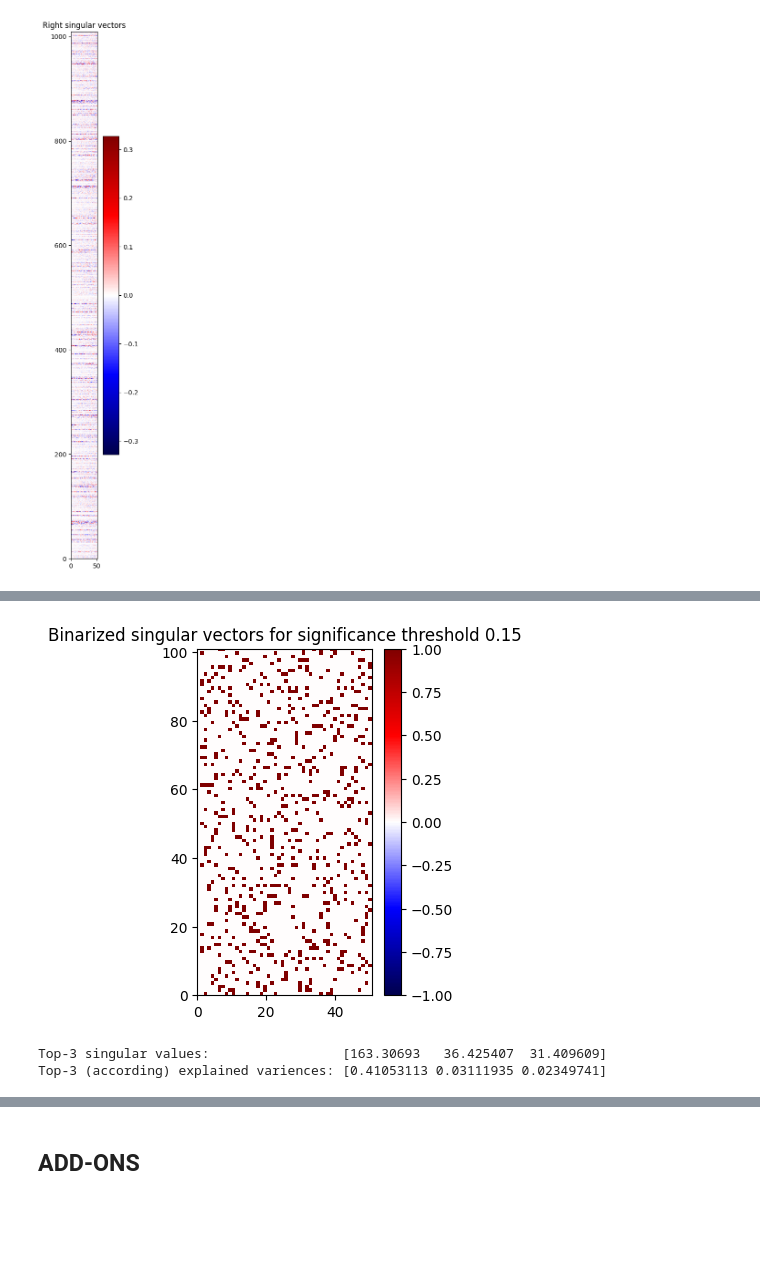
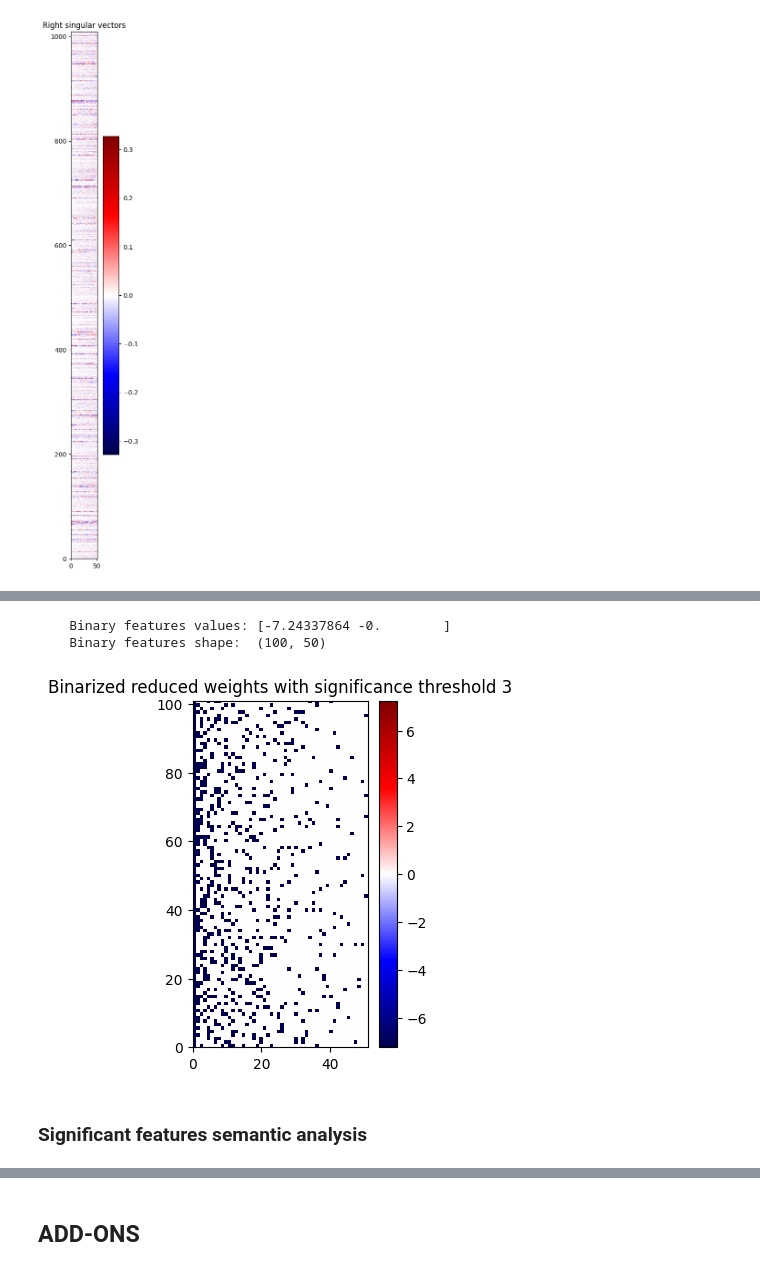
Before and after one commit to Ali-AliAli-Ali/binarize-inverse-interpret, a Jupyter notebook: regnetx_imagenet/bin_features_imagenet_cifar.ipynb, the cells around one changed output, grey strips where cells are left out. Saved outputs shown, nothing was run; the diff lists cells and outputs as text; code cells hidden in the pictures; blank space fills up the shorter version.

```diff
--- a/regnetx_imagenet/bin_features_imagenet_cifar.ipynb
+++ b/regnetx_imagenet/bin_features_imagenet_cifar.ipynb
@@ -719,9 +744,19 @@ print("    of all features after SVD")
 # %%
-print("\n6. Binarizing significant features...\n")
+print("\n7. Binarizing significant features...\n")
 
-signific_threshold = 0.15
+signific_threshold = 3
 
-binary_features = (abs(svd_right_sing_vecs) > signific_threshold).astype(int)
-print("    Binary features:\n", binary_features)
-print("    Binary features shape:", binary_features.shape)
+filtered_weights = np.where(abs(weights_reduced) >= signific_threshold, weights_reduced, 0)
+filtered_weights_stats = {
+    "max":  filtered_weights.max(),
+    "min":  filtered_weights.min(),
+    "mean": filtered_weights.mean(),
+    "sdev": np.std(filtered_weights),
+}
+
+print(f"    Significant (for threshold {signific_threshold}) reduced weights statistics:")
+print("        max:      ", filtered_weights_stats["max"])
+print("        min:      ", filtered_weights_stats["min"])
+print("        mean:     ", filtered_weights_stats["mean"])
+print("        deviation:", filtered_weights_stats["sdev"])
 # %% [output]
@@ -739,14 +778,16 @@ print("    Binary features shape:", binary_features.shape)
 # %%
+weights_binary = (abs(filtered_weights) > 0).astype(int) * (-filtered_weights_stats["max"])
+print("    Binary features values:", np.unique(weights_binary))
+print("    Binary features shape: ", weights_binary.shape)
+
 plot_heatmap(
-    np.transpose(binary_features),
+    weights_binary,
     figsize=(3, 4.5),
-    title=f"Binarized singular vectors for significance threshold {signific_threshold}"
+    title=f"Binarized reduced weights with significance threshold {signific_threshold}"
 )
 # %% [output]
+    Binary features values: [-7.24337864 -0.        ]
+    Binary features shape:  (100, 50)
-[figure, old version]
+[figure, new version]
-# %%
-print("Top-3 singular values:                ", svd_sing_values[:3])
-print("Top-3 (according) explained variences:", svd_expl_var_ratio[:3])
-# %% [output]
-Top-3 singular values:                 [163.30693   36.425407  31.409609]
-Top-3 (according) explained variences: [0.41053113 0.03111935 0.02349741]
+# %% [markdown]
+### Significant features semantic analysis
```
Also changed, not shown: parts of 30 cells of this notebook.
